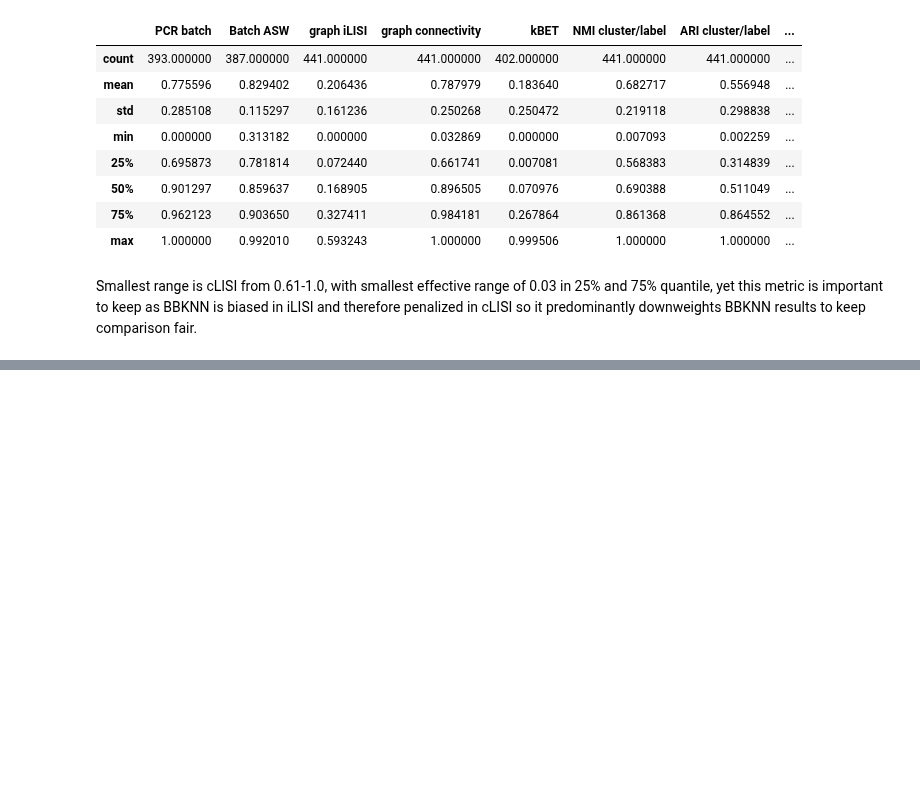
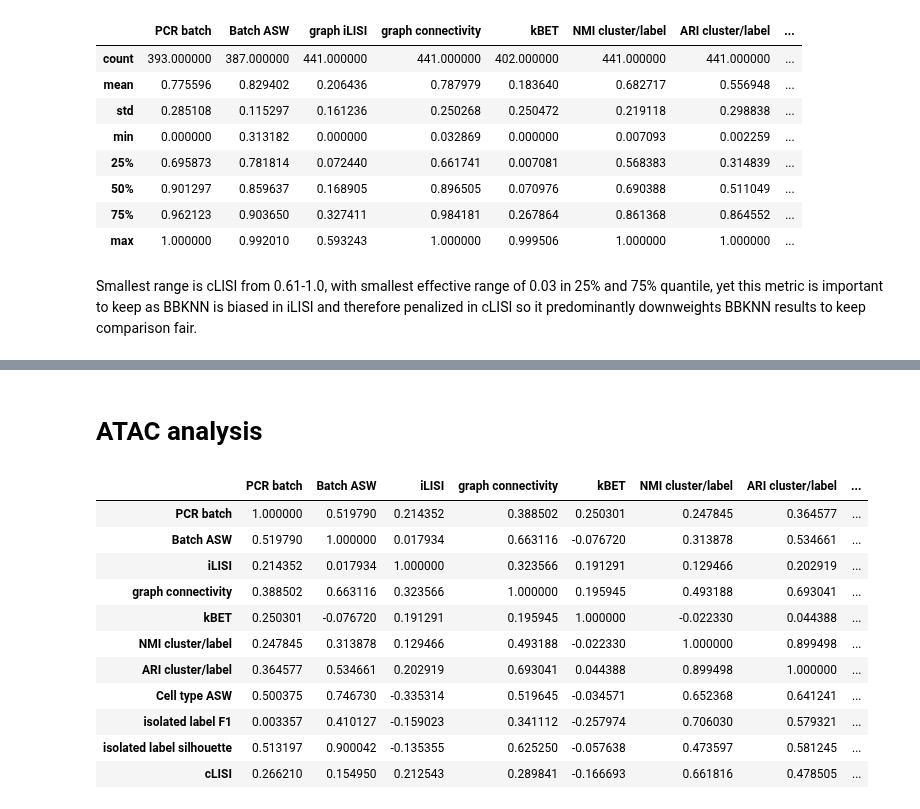
Before and after one commit to theislab/scib, a Jupyter notebook: notebooks/analysis/Metrics_correlation_and_range_analysis.ipynb, the cells around one changed output, grey strips where cells are left out. Saved outputs shown, nothing was run; the diff lists cells and outputs as text; code cells hidden in the pictures; blank space fills up the shorter version.

```diff
--- a/notebooks/analysis/Metrics_correlation_and_range_analysis.ipynb
+++ b/notebooks/analysis/Metrics_correlation_and_range_analysis.ipynb
@@ -131,0 +161,18 @@ Smallest range is cLISI from 0.61-1.0, with smallest effective range of 0.03 in
+# %% [markdown]
+# ATAC analysis
+# %%
+atac_corr = atac.corr()
+atac_corr
+# %% [output]
+|  | PCR batch | Batch ASW | iLISI | graph connectivity | kBET | NMI cluster/label | ARI cluster/label | ... |
+| PCR batch | 1.000000 | 0.519790 | 0.214352 | 0.388502 | 0.250301 | 0.247845 | 0.364577 | ... |
+| Batch ASW | 0.519790 | 1.000000 | 0.017934 | 0.663116 | -0.076720 | 0.313878 | 0.534661 | ... |
+| iLISI | 0.214352 | 0.017934 | 1.000000 | 0.323566 | 0.191291 | 0.129466 | 0.202919 | ... |
+| graph connectivity | 0.388502 | 0.663116 | 0.323566 | 1.000000 | 0.195945 | 0.493188 | 0.693041 | ... |
+| kBET | 0.250301 | -0.076720 | 0.191291 | 0.195945 | 1.000000 | -0.022330 | 0.044388 | ... |
+| NMI cluster/label | 0.247845 | 0.313878 | 0.129466 | 0.493188 | -0.022330 | 1.000000 | 0.899498 | ... |
+| ARI cluster/label | 0.364577 | 0.534661 | 0.202919 | 0.693041 | 0.044388 | 0.899498 | 1.000000 | ... |
+| Cell type ASW | 0.500375 | 0.746730 | -0.335314 | 0.519645 | -0.034571 | 0.652368 | 0.641241 | ... |
+| isolated label F1 | 0.003357 | 0.410127 | -0.159023 | 0.341112 | -0.257974 | 0.706030 | 0.579321 | ... |
+| isolated label silhouette | 0.513197 | 0.900042 | -0.135355 | 0.625250 | -0.057638 | 0.473597 | 0.581245 | ... |
+| cLISI | 0.266210 | 0.154950 | 0.212543 | 0.289841 | -0.166693 | 0.661816 | 0.478505 | ... |
```
Also changed, not shown: parts of 8 cells of this notebook.
